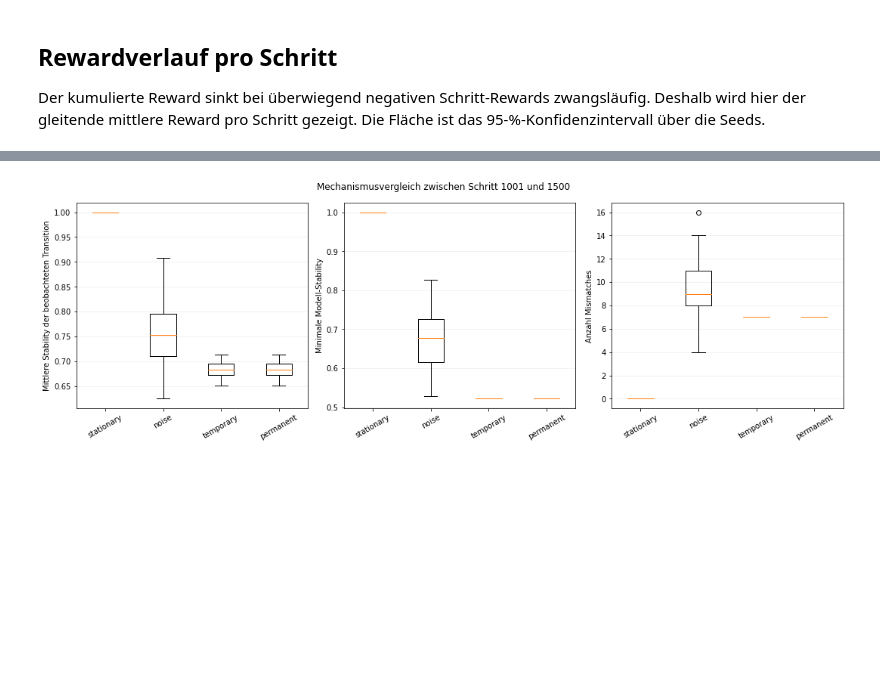
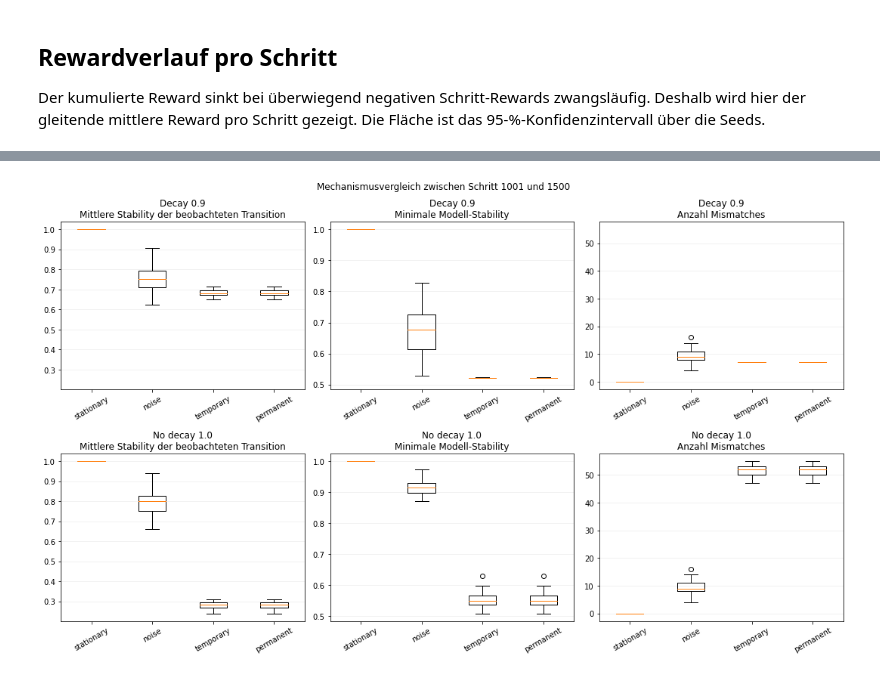
Before and after one commit to MerlinRoechert/structural-change-dyna-q, a Jupyter notebook: analysis/notebook/experiment_analysis.ipynb, the cells around one changed output, grey strips where cells are left out. Drawn from its saved outputs; the diff is of its cells as text; code cells hidden in the pictures; blank space fills up the shorter version.

```diff
--- a/analysis/notebook/experiment_analysis.ipynb
+++ b/analysis/notebook/experiment_analysis.ipynb
@@ -20,6 +20,7 @@ ALGORITHM_COLORS = {
     "local-change-dyna-q": "#4D4D4D",
     "q-learning": "#7B2CBF",
     "stability-aware-dyna-q": "#D55E00",
+    "stability-aware-dyna-q (no decay)": "#000000",
 }
 BEHAVIOR_COLORS = {
     "stationary": "#56B4E9",
@@ -372,5 +384,12 @@ Die folgenden Diagramme betrachten gezielt den Übergang vor dem Hazard: Zustand
 # %%
-MECHANISM_ALGORITHM = "stability-aware-dyna-q"
+MECHANISM_ALGORITHMS = [
+    "stability-aware-dyna-q",
+    NO_DECAY_ALGORITHM,
+]
+MECHANISM_ALGORITHM_LABELS = {
+    "stability-aware-dyna-q": "Decay 0.9",
+    NO_DECAY_ALGORITHM: "No decay 1.0",
+}
 MECHANISM_ENVIRONMENT = "two-routes"
 MECHANISM_STATE = (1, 4)
 MECHANISM_ACTION = "right"
@@ -388,7 +407,7 @@ MECHANISM_METRICS = [
 ]
 
 mechanism_observations = steps.loc[
-    steps["algorithm"].eq(MECHANISM_ALGORITHM)
+    steps["algorithm"].isin(MECHANISM_ALGORITHMS)
     & steps["environment"].eq(MECHANISM_ENVIRONMENT)
     & steps["world_behavior"].isin(MECHANISM_BEHAVIORS)
     & steps["state_row"].eq(MECHANISM_STATE[0])
@@ -429,6 +448,7 @@ for experiment_id, observations in mechanism_observations.groupby(
 
     run = observations.iloc[0]
     timeline["experiment_id"] = experiment_id
+    timeline["algorithm"] = run["algorithm"]
     timeline["seed"] = run["seed"]
     timeline["world_behavior"] = run["world_behavior"]
     timeline["mismatch_event"] = mismatch_events.to_numpy()
@@ -445,7 +465,7 @@ mechanism_timeline = pd.concat(
 )
 
 display(
-    mechanism_observations.groupby("world_behavior")
+    mechanism_observations.groupby(["algorithm", "world_behavior"])
     .agg(
         seeds=("seed", "nunique"),
         transition_visits=("global_step", "size"),
@@ -566,7 +616,7 @@ comparison_window = mechanism_timeline.loc[
 ]
 mechanism_per_seed = (
     comparison_window.groupby(
-        ["experiment_id", "world_behavior", "seed"],
+        ["experiment_id", "algorithm", "world_behavior", "seed"],
         as_index=False,
     )
     .agg(
@@ -579,47 +629,61 @@ mechanism_per_seed = (
     )
 )
 
-figure, axes = plt.subplots(1, 3, figsize=(15, 5))
+figure, axes = plt.subplots(
+    len(MECHANISM_ALGORITHMS),
+    3,
+    figsize=(15, 9),
+    sharey="col",
+    squeeze=False,
+)
 boxplot_metrics = [
     (
         "average_observed_stability",
         "Mittlere Stability der beobachteten Transition",
     ),
     ("minimum_model_stability", "Minimale Modell-Stability"),
     ("mismatch_count", "Anzahl Mismatches"),
 ]
 
-for axis, (metric, label) in zip(axes, boxplot_metrics):
-    values = [
-        mechanism_per_seed.loc[
-            mechanism_per_seed["world_behavior"].eq(behavior),
-            metric,
-        ].dropna()
-        for behavior in MECHANISM_BEHAVIORS
+for row, algorithm in enumerate(MECHANISM_ALGORITHMS):
+    algorithm_metrics = mechanism_per_seed.loc[
+        mechanism_per_seed["algorithm"].eq(algorithm)
     ]
-    axis.boxplot(values, labels=MECHANISM_BEHAVIORS)
-    axis.set_ylabel(label)
-    axis.tick_params(axis="x", rotation=30)
-    axis.grid(axis="y", alpha=0.2)
+
+    for column, (metric, label) in enumerate(boxplot_metrics):
+        axis = axes[row, column]
+        values = [
+            algorithm_metrics.loc[
+                algorithm_metrics["world_behavior"].eq(behavior),
+                metric,
+            ].dropna()
+            for behavior in MECHANISM_BEHAVIORS
+        ]
+        axis.boxplot(values, labels=MECHANISM_BEHAVIORS)
+        axis.set_title(
+            f"{MECHANISM_ALGORITHM_LABELS[algorithm]}\n{label}"
+        )
+        axis.tick_params(axis="x", rotation=30)
+        axis.grid(axis="y", alpha=0.2)
 
 figure.suptitle("Mechanismusvergleich zwischen Schritt 1001 und 1500")
 figure.tight_layout()
 plt.show()
 
 display(
-    mechanism_per_seed.groupby("world_behavior")
+    mechanism_per_seed.groupby(["algorithm", "world_behavior"])
     .agg(
         average_observed_stability=(
             "average_observed_stability",
             "mean",
         ),
         minimum_model_stability=(
             "minimum_model_stability",
             "mean",
         ),
         average_mismatches=("mismatch_count", "mean"),
         seeds=("seed", "nunique"),
     )
 )
 # %% [output]
-[figure, old version]
+[figure, new version]
```
Also changed, not shown: parts of 9 cells of this notebook, 4 other files.
